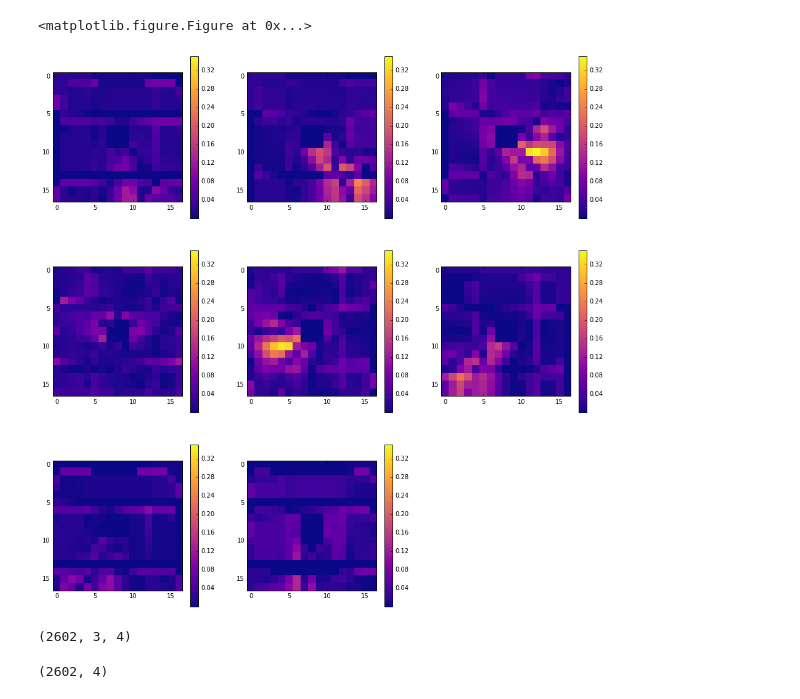
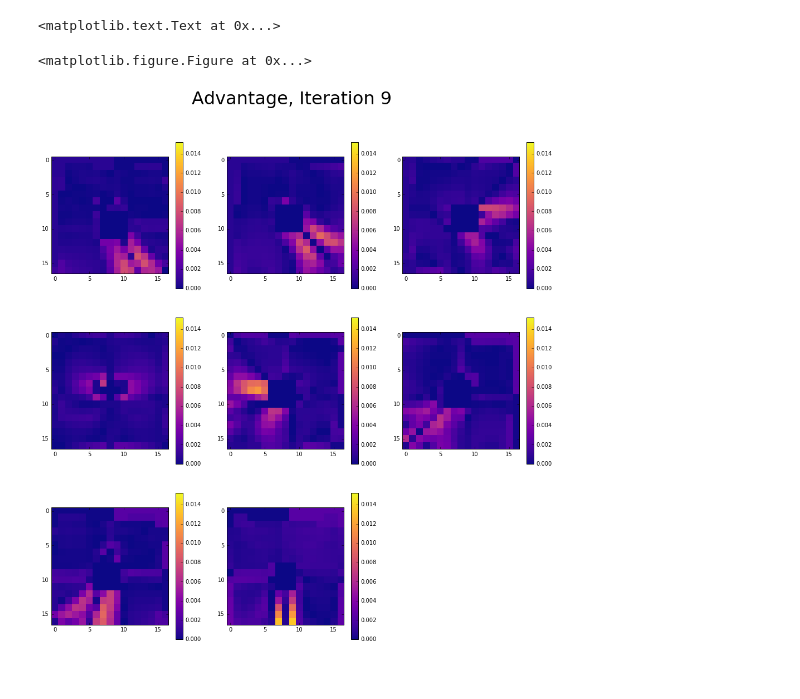
Before and after one commit to order/lcp-research, a Jupyter notebook: planes_refine.py.ipynb, the cells around one changed output. Drawn from its saved outputs; the diff is of its cells as text; code cells hidden in the pictures.

Commit message:
Working on the grid basis

```diff
--- a/planes_refine.py.ipynb
+++ b/planes_refine.py.ipynb
@@ -73,14 +87,12 @@ plt.suptitle('Policy', fontsize=32)
 # %%
-plt.suptitle('Advantage', fontsize=32)
+iter_slice=9
+plt.figure()
 flows = primals[:-1, 1:, iter_slice]
 sorted_flow = np.sort(flows,axis=1)
 adv = sorted_flow[:,-1] - sorted_flow[:,-2]
 plot_cube(np.reshape(adv, (NXY,NXY,NT)), cmap='plasma')
+plt.suptitle('Advantage, Iteration {}'.format(iter_slice), fontsize=32)
 # %% [output]
-<matplotlib.figure.Figure at 0x...>
+<matplotlib.text.Text at 0x...>
+<matplotlib.figure.Figure at 0x...>
-[figure, old version]
+[figure, new version]
-# %%
-basis = unarch.added_bases
-print(basis.shape)
-# %% [output]
-(2602, 3, 4)
@@ -90,6 +99 @@ residuals = duals[:-1, 1:, iter_slice]
-# %%
-bellman = unarch.residuals
-print bellman.shape
-# %% [output]
-(2602, 4)
 # %%
```
Also changed, not shown: parts of 8 cells of this notebook, 6 other files.
